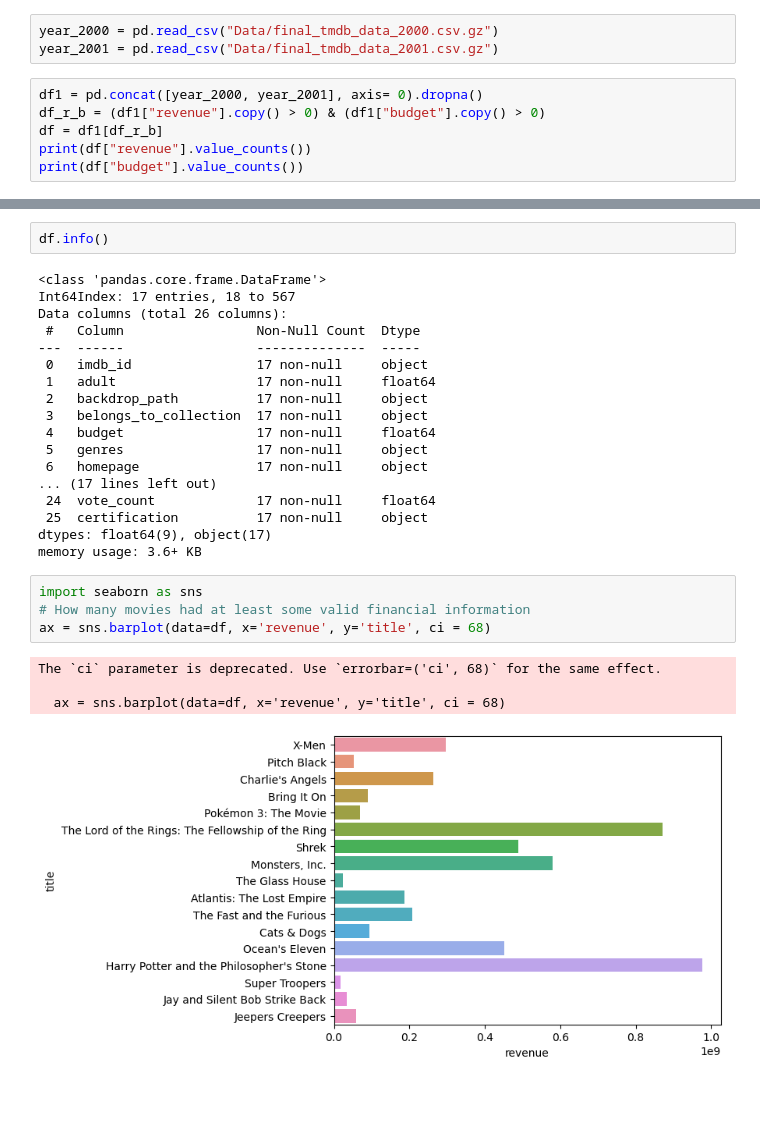
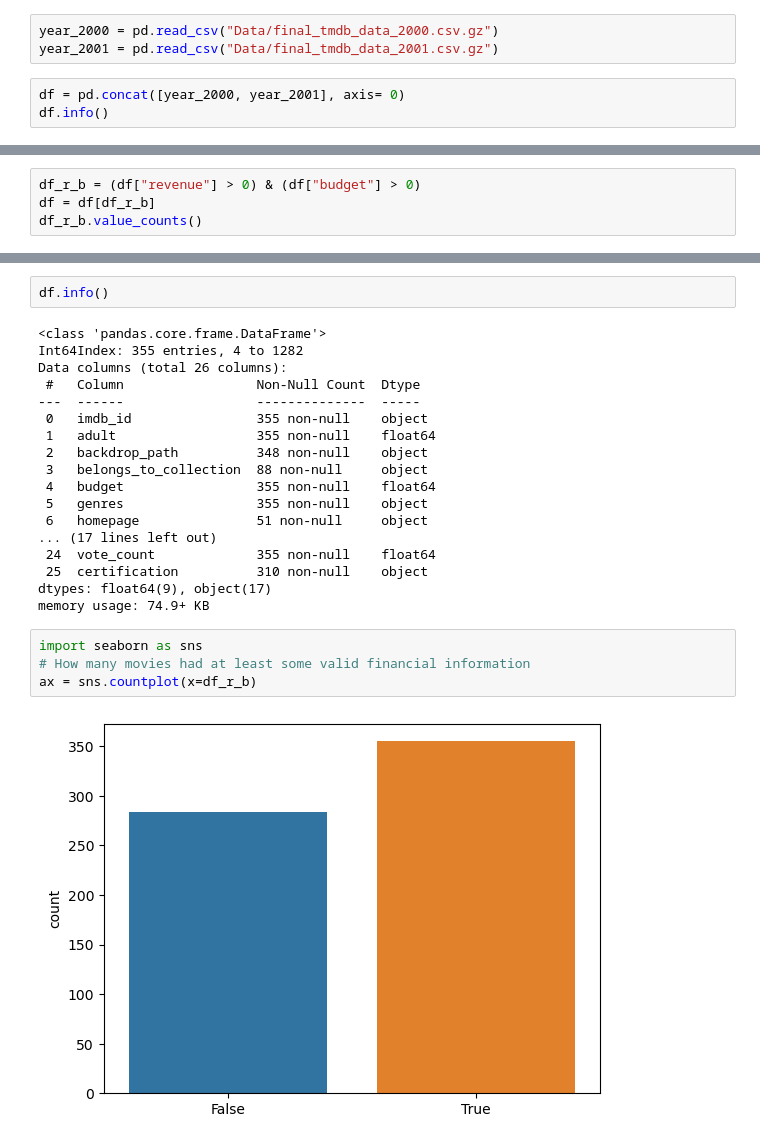
Before and after one commit to CaillahR/Project-3-Part-1, a Jupyter notebook: Project 3 part 2.ipynb, the cells around one changed output, grey strips where cells are left out. Drawn from its saved outputs; the diff is of its cells as text; blank space fills up the shorter version.

```diff
--- a/Project 3 part 2.ipynb
+++ b/Project 3 part 2.ipynb
@@ -198,9 +204,6 @@ print(f"- Total errors: {len(errors)}")
 year_2000 = pd.read_csv("Data/final_tmdb_data_2000.csv.gz")
 year_2001 = pd.read_csv("Data/final_tmdb_data_2001.csv.gz")
 # %%
-df1 = pd.concat([year_2000, year_2001], axis= 0).dropna()
-df_r_b = (df1["revenue"].copy() > 0) & (df1["budget"].copy() > 0)
-df = df1[df_r_b]
-print(df["revenue"].value_counts())
-print(df["budget"].value_counts())
+df = pd.concat([year_2000, year_2001], axis= 0)
+df.info()
 # %% [output]
@@ -223,0 +227,4 @@ Name: budget, dtype: int64
+# %%
+df_r_b = (df["revenue"] > 0) & (df["budget"] > 0)
+df = df[df_r_b]
+df_r_b.value_counts()
@@ -228,31 +253,28 @@ Name: budget, dtype: int64
 df.info()
 # %% [output]
 <class 'pandas.core.frame.DataFrame'>
-Int64Index: 17 entries, 18 to 567
+Int64Index: 355 entries, 4 to 1282
 Data columns (total 26 columns):
  #   Column                 Non-Null Count  Dtype
 ---  ------                 --------------  -----
- 0   imdb_id                17 non-null     object
- 1   adult                  17 non-null     float64
- 2   backdrop_path          17 non-null     object
- 3   belongs_to_collection  17 non-null     object
- 4   budget                 17 non-null     float64
- 5   genres                 17 non-null     object
- 6   homepage               17 non-null     object
+ 0   imdb_id                355 non-null    object
+ 1   adult                  355 non-null    float64
+ 2   backdrop_path          348 non-null    object
+ 3   belongs_to_collection  88 non-null     object
+ 4   budget                 355 non-null    float64
+ 5   genres                 355 non-null    object
+ 6   homepage               51 non-null     object
 ... (17 lines left out)
- 24  vote_count             17 non-null     float64
- 25  certification          17 non-null     object
+ 24  vote_count             355 non-null    float64
+ 25  certification          310 non-null    object
 dtypes: float64(9), object(17)
-memory usage: 3.6+ KB
+memory usage: 74.9+ KB
 # %%
 import seaborn as sns
 # How many movies had at least some valid financial information
-ax = sns.barplot(data=df, x='revenue', y='title', ci = 68)
+ax = sns.countplot(x=df_r_b)
 # %% [output]
-The `ci` parameter is deprecated. Use `errorbar=('ci', 68)` for the same effect.
-
-  ax = sns.barplot(data=df, x='revenue', y='title', ci = 68)
-[figure, old version]
+[figure, new version]
 # %%
 df["certification"].value_counts()
 # %% [output]
```
Also changed, not shown: parts of 12 cells of this notebook, 1 other file.
